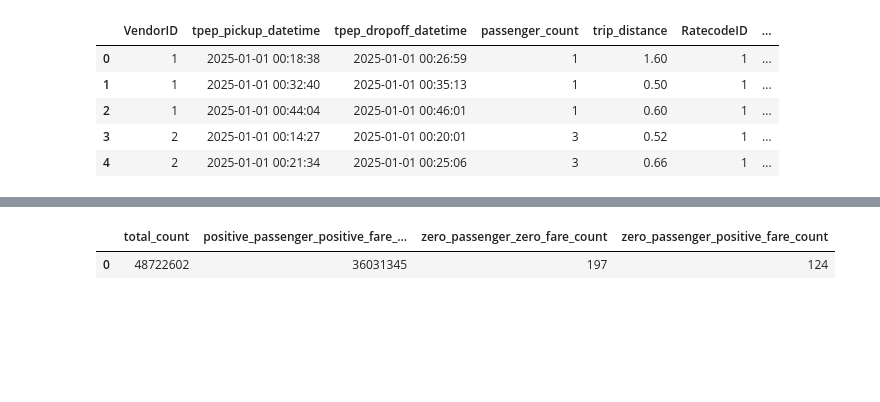
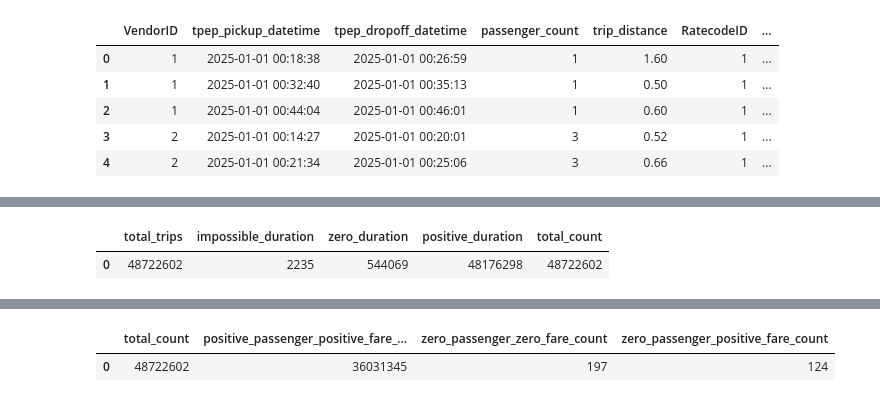
Before and after one commit to vodliosje/TaxiNYC, a Jupyter notebook: notebooks/2.2_duck_schema.ipynb, the cells around one changed output, grey strips where cells are left out. Saved outputs shown, nothing was run; the diff lists cells and outputs as text; code cells hidden in the pictures; blank space fills up the shorter version.

```diff
--- a/notebooks/2.2_duck_schema.ipynb
+++ b/notebooks/2.2_duck_schema.ipynb
@@ -66,3 +81,18 @@ conn.execute(
+# %%
+conn.execute(
+    """
+    SELECT
+        COUNT (*) AS total_trips,
+        COUNT (CASE WHEN tpep_pickup_datetime > tpep_dropoff_datetime THEN 1 END) AS impossible_duration,
+        COUNT (CASE WHEN tpep_pickup_datetime = tpep_dropoff_datetime THEN 1 END) AS zero_duration,
+        COUNT (CASE WHEN tpep_pickup_datetime < tpep_dropoff_datetime THEN 1 END) AS positive_duration,
+        impossible_duration + zero_duration + positive_duration AS total_count
+    FROM combined_trips
+    """
+).df()
+# %% [output]
+|  | total_trips | impossible_duration | zero_duration | positive_duration | total_count |
+| 0 | 48722602 | 2235 | 544069 | 48176298 | 48722602 |
 # %%
 conn.execute(
     """
```
Also changed, not shown: parts of 2 cells of this notebook, 1 other file.
